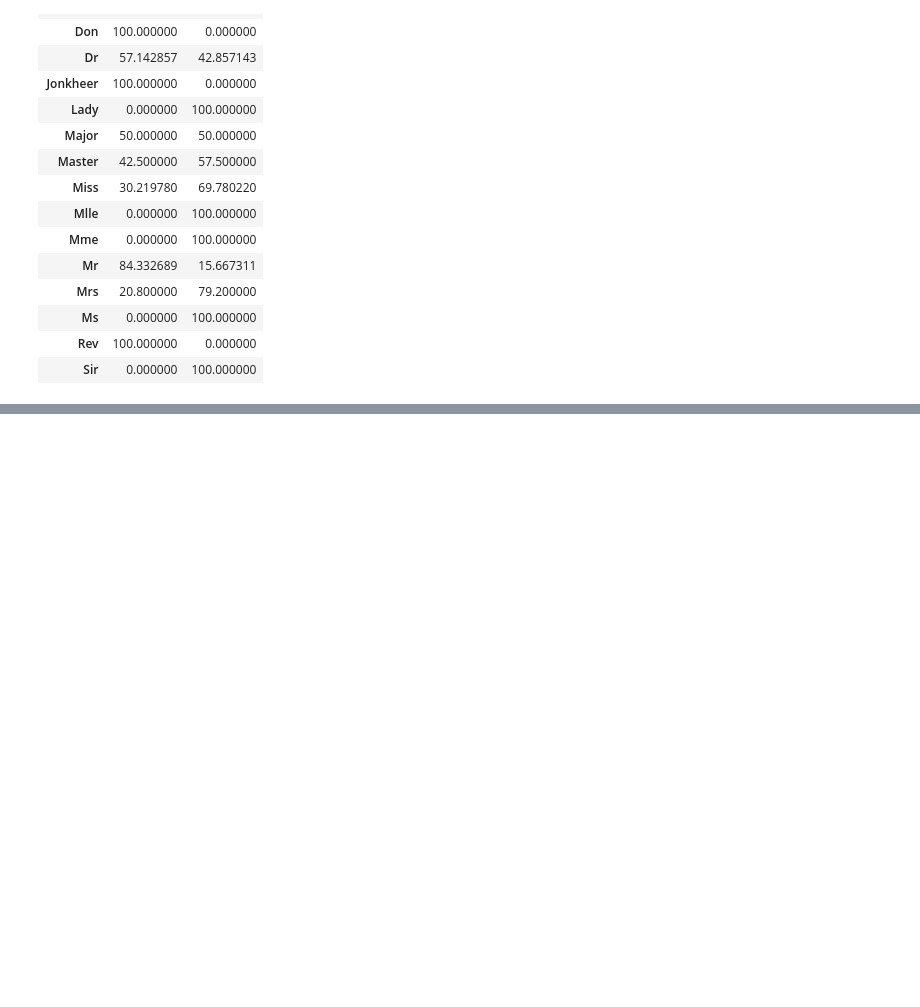
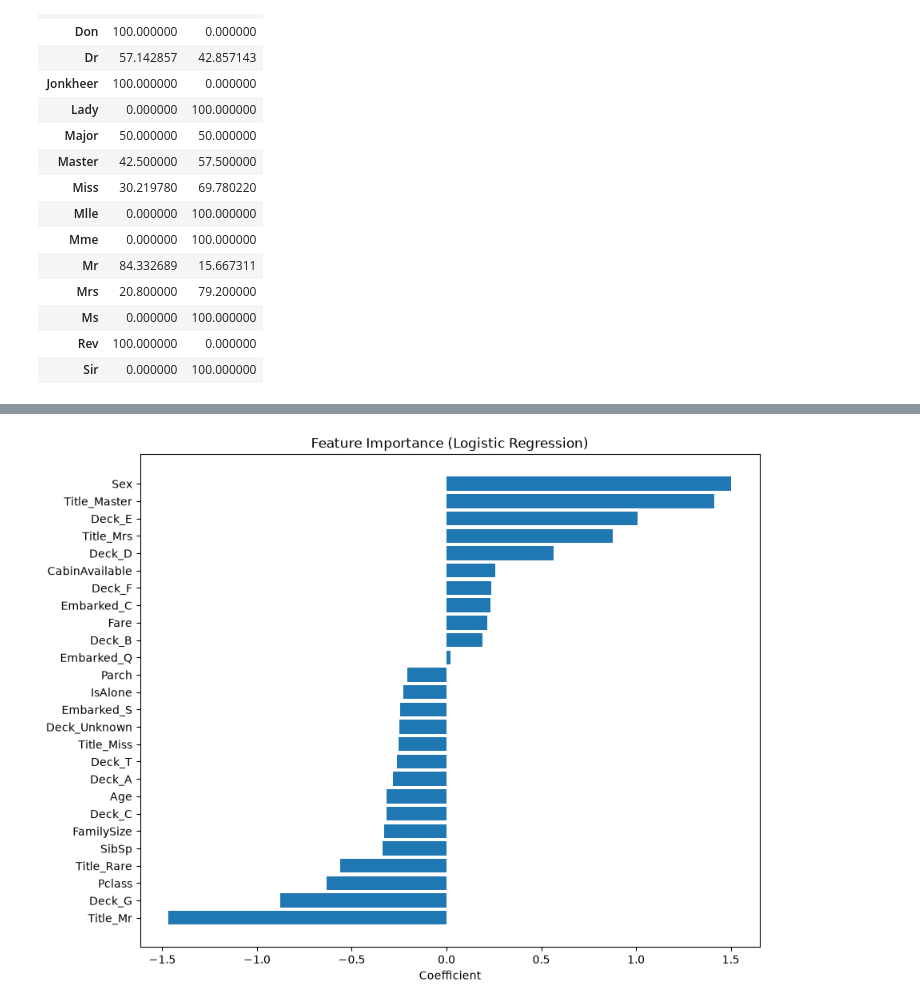
Before and after one commit to tharunika-19/Machine_Learning, a Jupyter notebook: Titanic Survival Intelligence/ Titanic_ML.ipynb, the cells around one changed output, grey strips where cells are left out. Saved outputs shown, nothing was run; the diff lists cells and outputs as text; code cells hidden in the pictures; blank space fills up the shorter version.

```diff
--- a/Titanic Survival Intelligence/ Titanic_ML.ipynb
+++ b/Titanic Survival Intelligence/ Titanic_ML.ipynb
@@ -577,0 +950,2 @@ pd.crosstab(title, df["Survived"], normalize="index") * 100
+# %%
+df_processed["IsAlone"] = df_processed["IsAlone"].astype(int)
@@ -577,0 +1177,12 @@ pd.crosstab(title, df["Survived"], normalize="index") * 100
+# %%
+coefficients = pd.DataFrame({
+    "Feature": X_train.columns,
+    "Coefficient": model.coef_[0]
+})
+
+coefficients = coefficients.sort_values(
+    by="Coefficient",
+    ascending=False
+)
+
+coefficients
@@ -577,0 +1207,17 @@ pd.crosstab(title, df["Survived"], normalize="index") * 100
+# %%
+import matplotlib.pyplot as plt
+
+coefficients = coefficients.sort_values("Coefficient")
+
+plt.figure(figsize=(10,8))
+
+plt.barh(
+    coefficients["Feature"],
+    coefficients["Coefficient"]
+)
+
+plt.title("Feature Importance (Logistic Regression)")
+plt.xlabel("Coefficient")
+plt.show()
+# %% [output]
+[figure, added]
```
Also changed, not shown: parts of 55 cells of this notebook.
